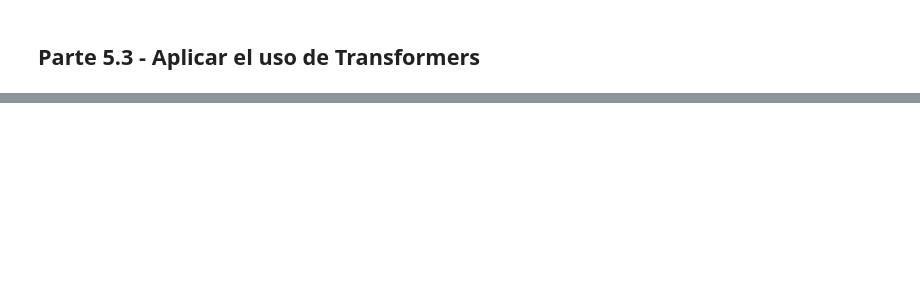
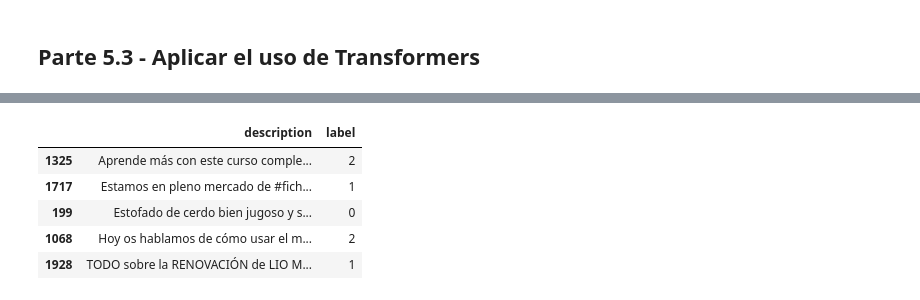
Before and after one commit to jesusGS01/TGINE, a Jupyter notebook: P2_TGINE_JesusGarciaSalmeron.ipynb, the cells around one changed output, grey strips where cells are left out. Cells and saved outputs as stored; diff of their text form; code cells hidden in the pictures; blank space fills up the shorter version.

```diff
--- a/P2_TGINE_JesusGarciaSalmeron.ipynb
+++ b/P2_TGINE_JesusGarciaSalmeron.ipynb
@@ -1144,0 +1242,79 @@ weighted avg       0.73      0.69      0.70       900
+# %%
+import json
+import os
+from sklearn.model_selection import train_test_split
+
+# Train
+train_data = []
+train_labels = []
+# Validation
+test_data = []
+test_labels = []
+
+# Directorio padre
+directory = 'channelsData'
+
+# Contadores para saber el numero de canales
+count_cocina = 0
+count_deportes = 0
+count_viaje = 0
+missing = 0
+
+# Recorrer los directorios en channelsData
+for root, dirs, files in os.walk(directory):
+    for file in files:
+        file_path = os.path.join(root, file)
+        with open(file_path, 'r') as f:
+            data = json.load(f)
+            data_type = data['type']
+            if data_type == "Cocina":
+              count_cocina += 1
+              actual_type = count_cocina
+            elif data_type == "Deportes":
+              count_deportes += 1
+              actual_type = count_deportes
+            elif data_type == "Viaje":
+              count_viaje += 1
+              actual_type = count_viaje
+
+            data_videos = data['videos']
+            for video in data_videos:
+              if actual_type <= 8:
+                if video['description'] == "":
+                  missing+=1
+                train_data.append(video['description'])
+                train_labels.append(data['type'])
+              else:
+                if video['description'] == "":
+                  missing+=1
+                test_data.append(video['description'])
+                test_labels.append(data['type'])
+
+
+
+print("FALTAN ->",str(missing))
+
+# Crear DataFrames con nombres de columnas
+df_train = pd.DataFrame(data=train_data, columns=['description'])  # Agrega los nombres de columna que desees
+df_train['label'] = train_labels  # Agrega la columna de etiquetas al DataFrame de entrenamiento
+
+df_test = pd.DataFrame(data=test_data, columns=['description'])  # Nombres de columnas para el DataFrame de prueba
+df_test['label'] = test_labels  # Agrega la columna de etiquetas al DataFrame de prueba
+
+# Definir un diccionario que mapee las etiquetas a números
+label_mapping = {"Cocina": 0, "Deportes": 1, "Viaje": 2}
+
+# Aplicar la transformación a las etiquetas en los DataFrames
+df_train['label'] = df_train['label'].map(label_mapping)
+df_test['label'] = df_test['label'].map(label_mapping)
+
+# Creamos el dataset de validacion
+p_eval = 0.2
+df_training, df_eval = train_test_split (df_train, test_size = p_eval)
+
+print("Ejemplos usados para entrenar: ", len(df_training))
+print("Ejemplos usados para evaluar: ", len(df_eval))
+print("Ejemplos usados para test: ", len(df_test))
+
+df_training.head()
+# %% [output]
@@ -1144,0 +1325,6 @@ weighted avg       0.73      0.69      0.70       900
+|  | description | label |
+| 1325 | Aprende más con este curso comple... | 2 |
+| 1717 | Estamos en pleno mercado de #fich... | 1 |
+| 199 | Estofado de cerdo bien jugoso y s... | 0 |
+| 1068 | Hoy os hablamos de cómo usar el m... | 2 |
+| 1928 | TODO sobre la RENOVACIÓN de LIO M... | 1 |
```
Also changed, not shown: parts of 16 cells of this notebook.
